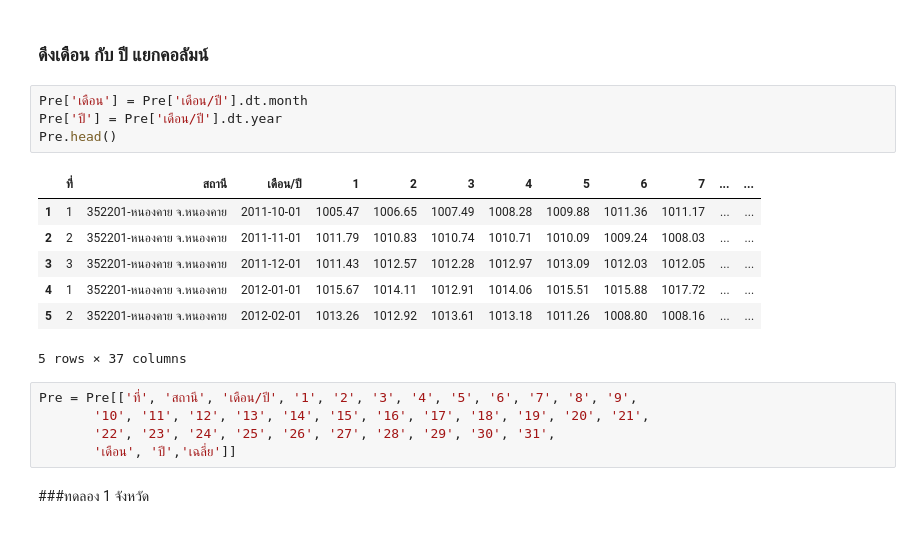
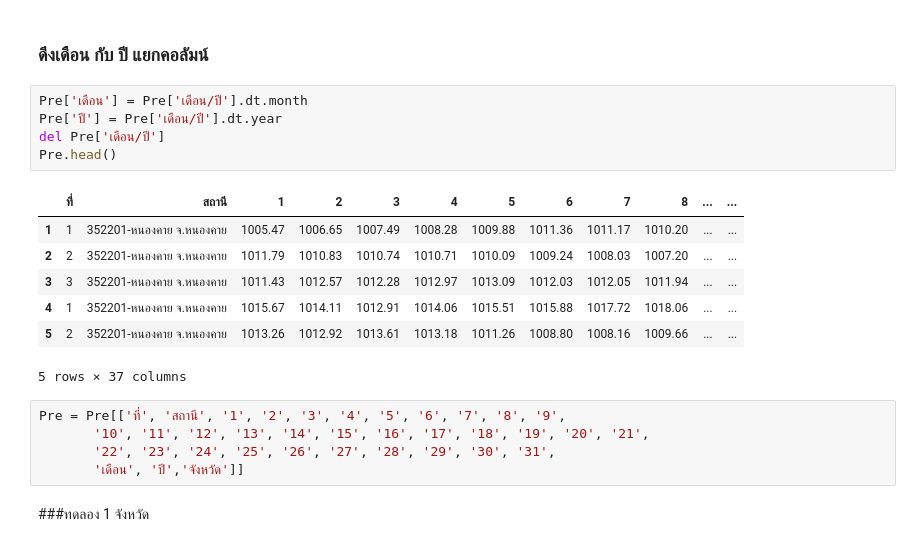
Before and after one commit to Nattakonjpg/bsc_dpbm22, a Jupyter notebook: [data3]_กรมอุตุ_.ipynb, the cells around one changed output. Drawn from its saved outputs; the diff is of its cells as text.

```diff
--- a/[data3]_กรมอุตุ_.ipynb
+++ b/[data3]_กรมอุตุ_.ipynb
@@ -264,20 +260,21 @@ Pre.shape
 # %%
 Pre['เดือน'] = Pre['เดือน/ปี'].dt.month
 Pre['ปี'] = Pre['เดือน/ปี'].dt.year
+del Pre['เดือน/ปี']
 Pre.head()
 # %% [output]
-|  | ที่ | สถานี | เดือน/ปี | 1 | 2 | 3 | 4 | 5 | 6 | 7 | ... | ... |
-| 1 | 1 | 352201-หนองคาย จ.หนองคาย | 2011-10-01 | 1005.47 | 1006.65 | 1007.49 | 1008.28 | 1009.88 | 1011.36 | 1011.17 | ... | ... |
-| 2 | 2 | 352201-หนองคาย จ.หนองคาย | 2011-11-01 | 1011.79 | 1010.83 | 1010.74 | 1010.71 | 1010.09 | 1009.24 | 1008.03 | ... | ... |
-| 3 | 3 | 352201-หนองคาย จ.หนองคาย | 2011-12-01 | 1011.43 | 1012.57 | 1012.28 | 1012.97 | 1013.09 | 1012.03 | 1012.05 | ... | ... |
-| 4 | 1 | 352201-หนองคาย จ.หนองคาย | 2012-01-01 | 1015.67 | 1014.11 | 1012.91 | 1014.06 | 1015.51 | 1015.88 | 1017.72 | ... | ... |
-| 5 | 2 | 352201-หนองคาย จ.หนองคาย | 2012-02-01 | 1013.26 | 1012.92 | 1013.61 | 1013.18 | 1011.26 | 1008.80 | 1008.16 | ... | ... |
+|  | ที่ | สถานี | 1 | 2 | 3 | 4 | 5 | 6 | 7 | 8 | ... | ... |
+| 1 | 1 | 352201-หนองคาย จ.หนองคาย | 1005.47 | 1006.65 | 1007.49 | 1008.28 | 1009.88 | 1011.36 | 1011.17 | 1010.20 | ... | ... |
+| 2 | 2 | 352201-หนองคาย จ.หนองคาย | 1011.79 | 1010.83 | 1010.74 | 1010.71 | 1010.09 | 1009.24 | 1008.03 | 1007.20 | ... | ... |
+| 3 | 3 | 352201-หนองคาย จ.หนองคาย | 1011.43 | 1012.57 | 1012.28 | 1012.97 | 1013.09 | 1012.03 | 1012.05 | 1011.94 | ... | ... |
+| 4 | 1 | 352201-หนองคาย จ.หนองคาย | 1015.67 | 1014.11 | 1012.91 | 1014.06 | 1015.51 | 1015.88 | 1017.72 | 1018.06 | ... | ... |
+| 5 | 2 | 352201-หนองคาย จ.หนองคาย | 1013.26 | 1012.92 | 1013.61 | 1013.18 | 1011.26 | 1008.80 | 1008.16 | 1009.66 | ... | ... |
 5 rows × 37 columns
 # %%
-Pre = Pre[['ที่', 'สถานี', 'เดือน/ปี', '1', '2', '3', '4', '5', '6', '7', '8', '9',
+Pre = Pre[['ที่', 'สถานี', '1', '2', '3', '4', '5', '6', '7', '8', '9',
        '10', '11', '12', '13', '14', '15', '16', '17', '18', '19', '20', '21',
        '22', '23', '24', '25', '26', '27', '28', '29', '30', '31',
-       'เดือน', 'ปี','เฉลี่ย']]
+       'เดือน', 'ปี','จังหวัด']]
 # %% [markdown]
 ###ทดลอง 1 จังหวัด
 # %%
```
Also changed, not shown: parts of 66 cells of this notebook.
